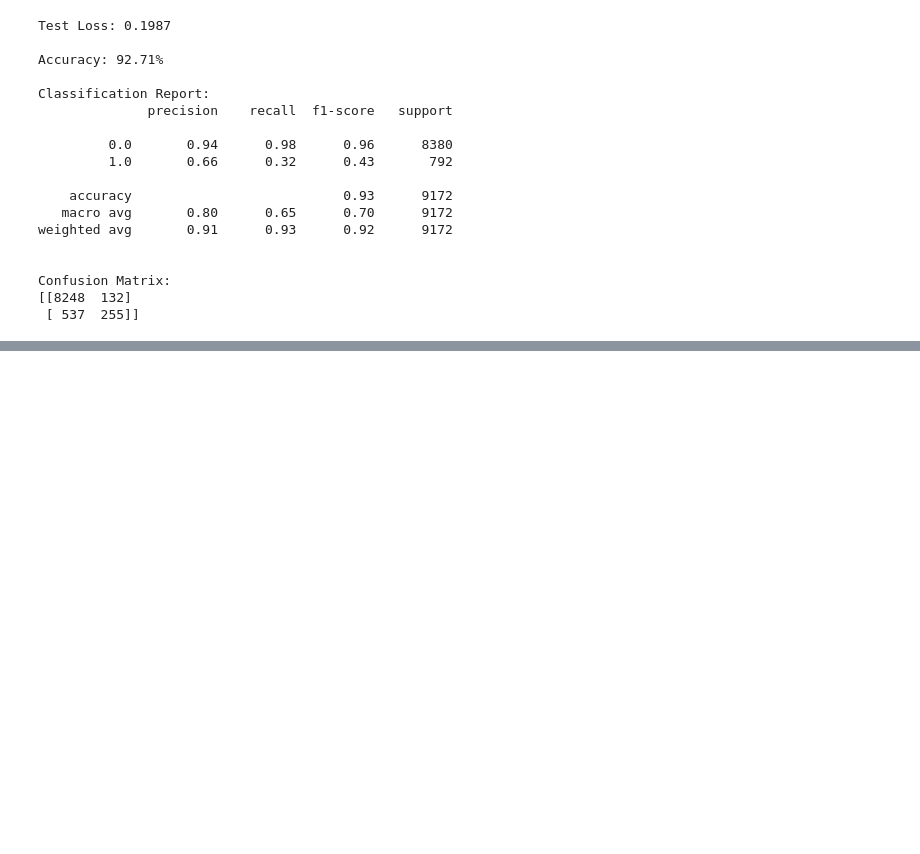
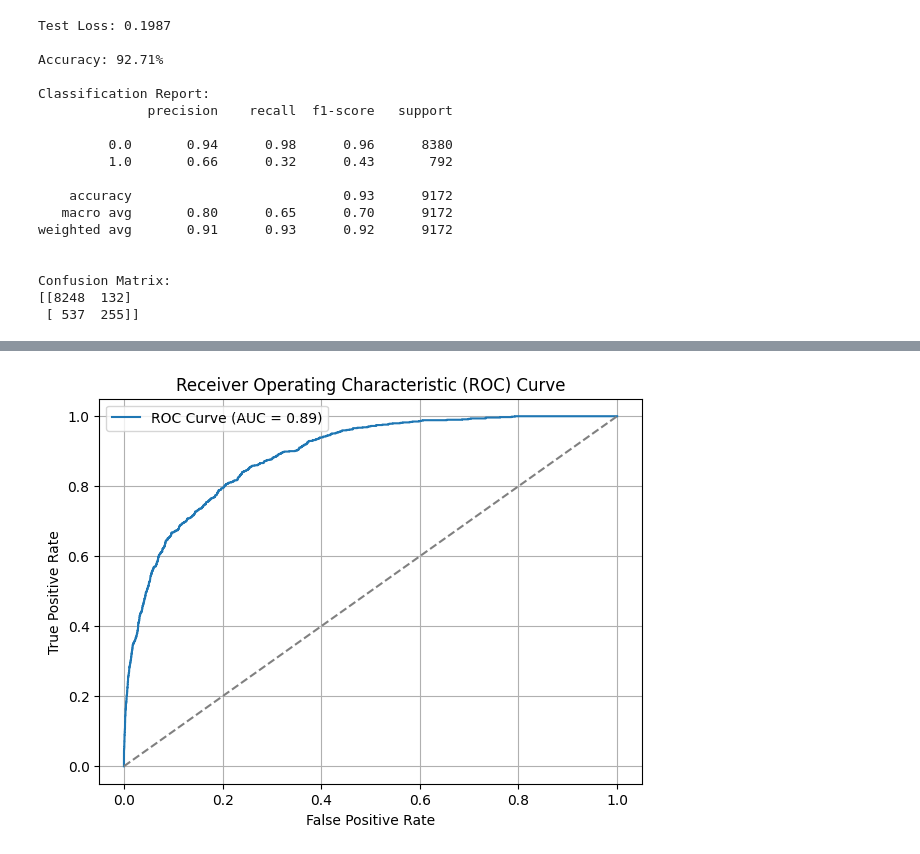
Before and after one commit to UM-23102475/AML, a Jupyter notebook: code_snippet.ipynb, the cells around one changed output, grey strips where cells are left out. Saved outputs shown, nothing was run; the diff lists cells and outputs as text; code cells hidden in the pictures; blank space fills up the shorter version.

```diff
--- a/code_snippet.ipynb
+++ b/code_snippet.ipynb
@@ -463,0 +491,15 @@ Confusion Matrix:
+# %%
+fpr, tpr, roc_thresholds = roc_curve(y_test_np, test_probabilities)
+roc_auc = roc_auc_score(y_test_np, test_probabilities)
+
+plt.figure(figsize=(7, 5))
+plt.plot(fpr, tpr, label=f"ROC Curve (AUC = {roc_auc:.2f})")
+plt.plot([0, 1], [0, 1], linestyle="--", color="gray")
+plt.xlabel("False Positive Rate")
+plt.ylabel("True Positive Rate")
+plt.title("Receiver Operating Characteristic (ROC) Curve")
+plt.legend()
+plt.grid(True)
+plt.show()
+# %% [output]
+[figure, added]
```
Also changed, not shown: parts of 8 cells of this notebook.
